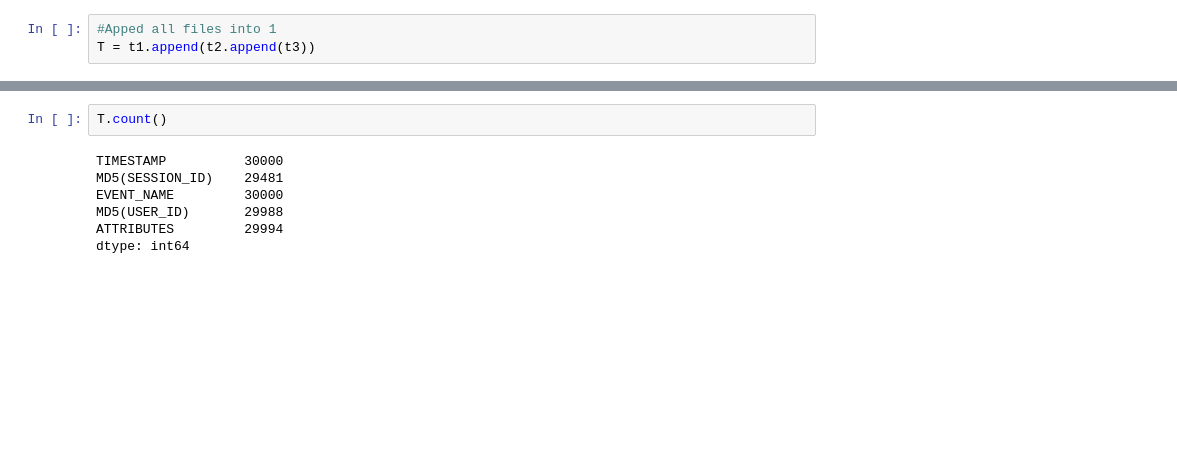
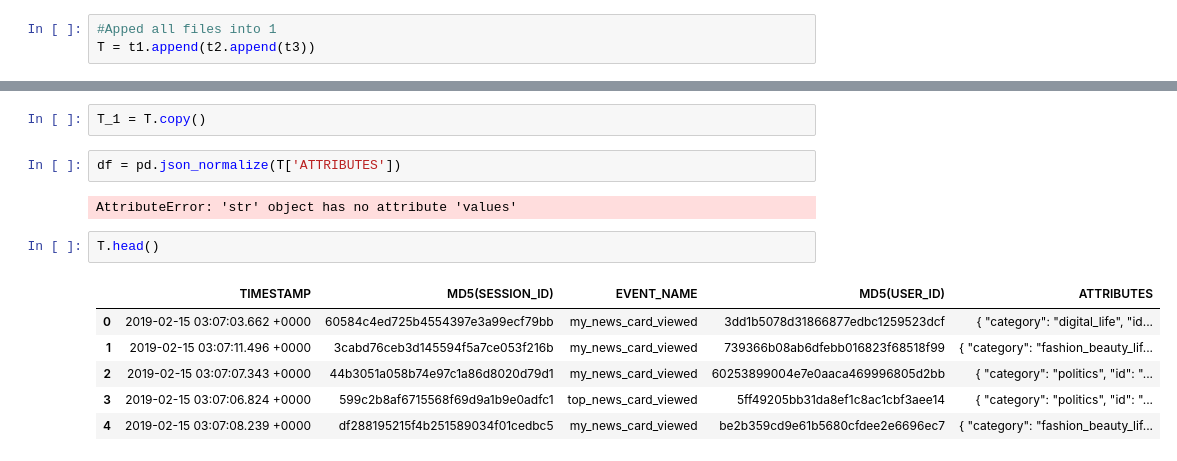
Before and after one commit to kurupabhi/upday_task, a Jupyter notebook: Upday_ETL.ipynb, the cells around one changed output, grey strips where cells are left out. Saved outputs shown, nothing was run; the diff lists cells and outputs as text; blank space fills up the shorter version.

```diff
--- a/Upday_ETL.ipynb
+++ b/Upday_ETL.ipynb
@@ -32,10 +45,16 @@ T = t1.append(t2.append(t3))
+# %%
+T_1 = T.copy()
+# %%
+df = pd.json_normalize(T['ATTRIBUTES'])
+# %% [output]
+AttributeError: 'str' object has no attribute 'values'
 # %%
-T.count()
+T.head()
 # %% [output]
-TIMESTAMP          30000
-MD5(SESSION_ID)    29481
-EVENT_NAME         30000
-MD5(USER_ID)       29988
-ATTRIBUTES         29994
-dtype: int64
+|  | TIMESTAMP | MD5(SESSION_ID) | EVENT_NAME | MD5(USER_ID) | ATTRIBUTES |
+| 0 | 2019-02-15 03:07:03.662 +0000 | 60584c4ed725b4554397e3a99ecf79bb | my_news_card_viewed | 3dd1b5078d31866877edbc1259523dcf | { "category": "digital_life", "id... |
+| 1 | 2019-02-15 03:07:11.496 +0000 | 3cabd76ceb3d145594f5a7ce053f216b | my_news_card_viewed | 739366b08ab6dfebb016823f68518f99 | { "category": "fashion_beauty_lif... |
+| 2 | 2019-02-15 03:07:07.343 +0000 | 44b3051a058b74e97c1a86d8020d79d1 | my_news_card_viewed | 60253899004e7e0aaca469996805d2bb | { "category": "politics", "id": "... |
+| 3 | 2019-02-15 03:07:06.824 +0000 | 599c2b8af6715568f69d9a1b9e0adfc1 | top_news_card_viewed | 5ff49205bb31da8ef1c8ac1cbf3aee14 | { "category": "politics", "id": "... |
+| 4 | 2019-02-15 03:07:08.239 +0000 | df288195215f4b251589034f01cedbc5 | my_news_card_viewed | be2b359cd9e61b5680cfdee2e6696ec7 | { "category": "fashion_beauty_lif... |
 # %%
```
Also changed, not shown: parts of 16 cells of this notebook, 1 other file.
